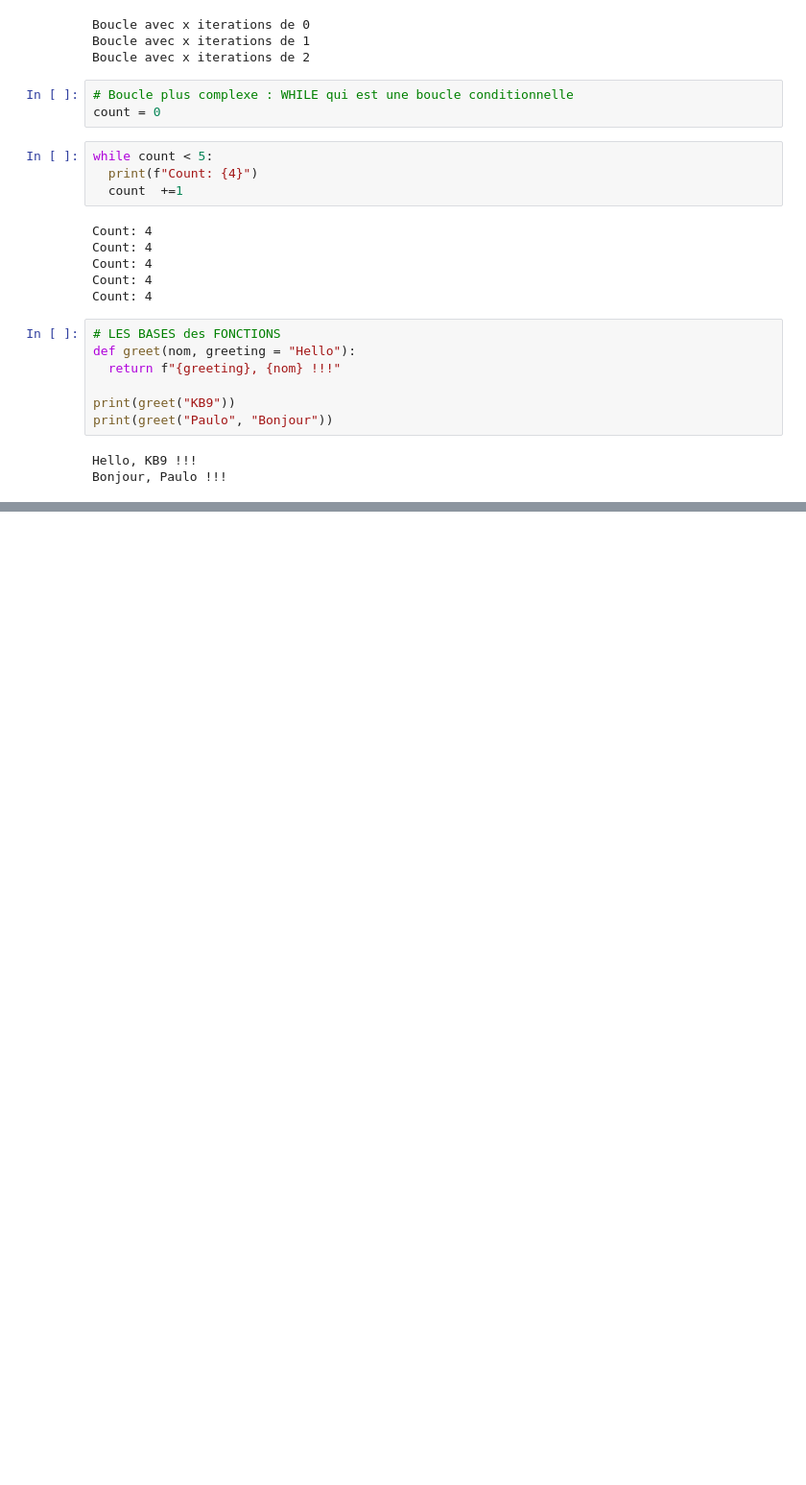
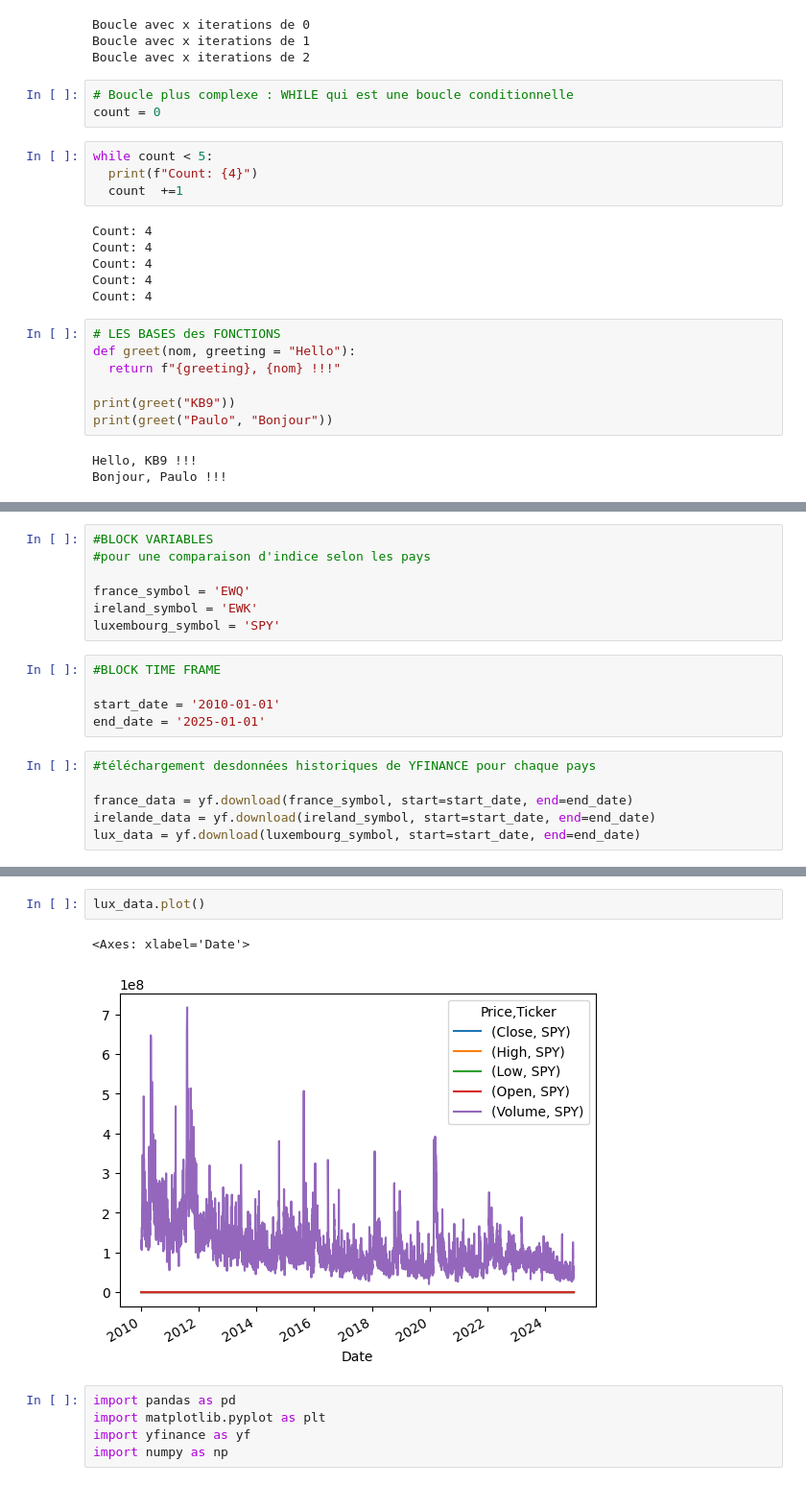
Before and after one commit to MalekGroune57/IAE_METZ_DATA_2025_GRP3, a Jupyter notebook: TD_DATA4FUNDS.ipynb, the cells around one changed output, grey strips where cells are left out. Shown at 96% size. Saved outputs shown, nothing was run; the diff lists cells and outputs as text; blank space fills up the shorter version.

```diff
--- a/TD_DATA4FUNDS.ipynb
+++ b/TD_DATA4FUNDS.ipynb
@@ -109,0 +173,18 @@ Bonjour, Paulo !!!
+# %%
+#BLOCK VARIABLES
+#pour une comparaison d'indice selon les pays
+
+france_symbol = 'EWQ'
+ireland_symbol = 'EWK'
+luxembourg_symbol = 'SPY'
+# %%
+#BLOCK TIME FRAME
+
+start_date = '2010-01-01'
+end_date = '2025-01-01'
+# %%
+#téléchargement desdonnées historiques de YFINANCE pour chaque pays
+
+france_data = yf.download(france_symbol, start=start_date, end=end_date)
+irelande_data = yf.download(ireland_symbol, start=start_date, end=end_date)
+lux_data = yf.download(luxembourg_symbol, start=start_date, end=end_date)
@@ -109,0 +252,10 @@ Bonjour, Paulo !!!
+# %%
+lux_data.plot()
+# %% [output]
+<Axes: xlabel='Date'>
+[figure, added]
+# %%
+import pandas as pd
+import matplotlib.pyplot as plt
+import yfinance as yf
+import numpy as np
```
Also changed, not shown: parts of 22 cells of this notebook.
